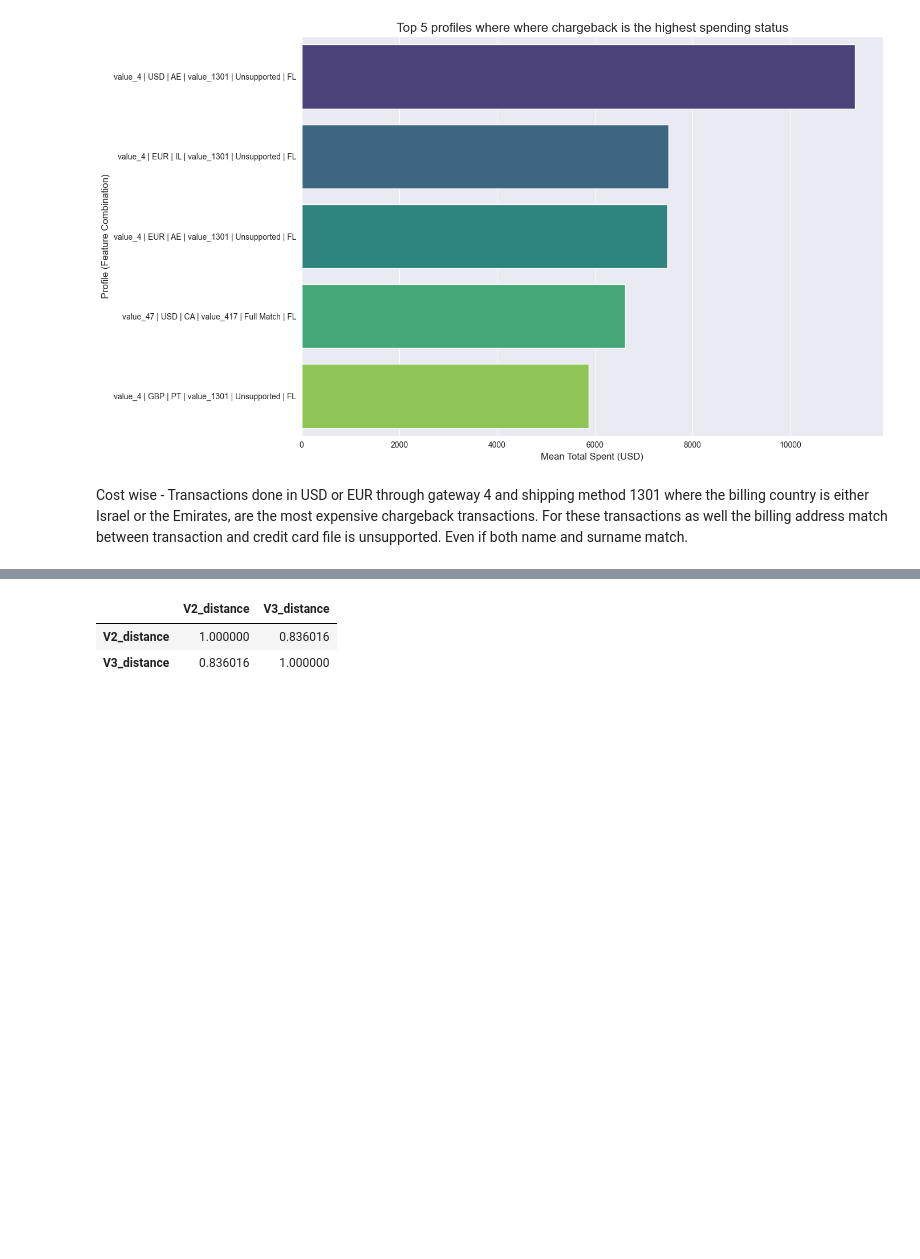
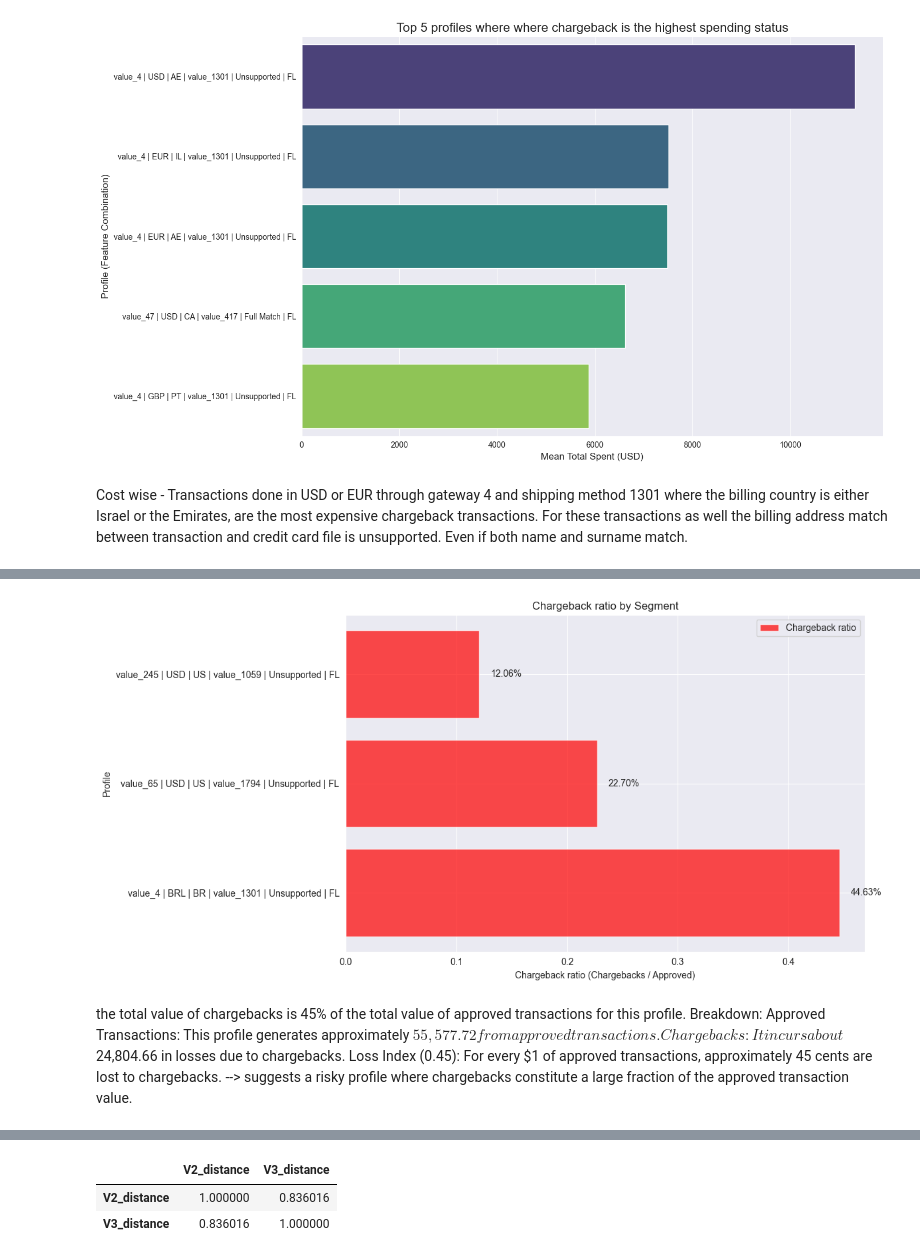
Before and after one commit to gioiablayer96/data-wizard-gioia, a Jupyter notebook: Home_Assignments/Riskified_home_assignment/riskified_home_assignment_Gioia_Blayer/riskified_home_assignment.ipynb, the cells around one changed output, grey strips where cells are left out. Drawn from its saved outputs; the diff is of its cells as text; code cells hidden in the pictures; blank space fills up the shorter version.

```diff
--- a/Home_Assignments/Riskified_home_assignment/riskified_home_assignment_Gioia_Blayer/riskified_home_assignment.ipynb
+++ b/Home_Assignments/Riskified_home_assignment/riskified_home_assignment_Gioia_Blayer/riskified_home_assignment.ipynb
@@ -1483,0 +1598,35 @@ Name: order_id, dtype: float64
+# %%
+# Sort profiles by loss Chargeback ratio for better visualization
+pivoted_loss_index = pivoted_loss_index.sort_values(by='loss_index', ascending=False)
+
+# Create the bar plot
+plt.figure(figsize=(12, 6))
+plt.barh(
+    pivoted_loss_index['profile'],
+    pivoted_loss_index['loss_index'],
+    color='red',
+    alpha=0.7,
+    label='Chargeback ratio'
+)
+
+# Annotate the bars with Chargeback ratio values
+for i, value in enumerate(pivoted_loss_index['loss_index']):
+    plt.text(value + 0.01, i, f'{value*100:.2f}%', va='center', fontsize=10)
+
+# Add titles and labels
+plt.title('Chargeback ratio by Segment')
+plt.xlabel('Chargeback ratio (Chargebacks / Approved)')
+plt.ylabel('Profile')
+plt.legend()
+plt.tight_layout()
+plt.savefig('top3_profiles_loss_index.png', dpi=300, bbox_inches='tight', facecolor='white')
+plt.show()
+# %% [output]
+[figure, added]
+# %% [markdown]
+the total value of chargebacks is 45% of the total value of approved transactions for this profile.
+Breakdown:
+Approved Transactions: This profile generates approximately $55,577.72 from approved transactions.
+Chargebacks: It incurs about $24,804.66 in losses due to chargebacks.
+Loss Index (0.45): For every $1 of approved transactions, approximately 45 cents are lost to chargebacks.
+--> suggests a risky profile where chargebacks constitute a large fraction of the approved transaction value.
```
Also changed, not shown: parts of 90 cells of this notebook.
